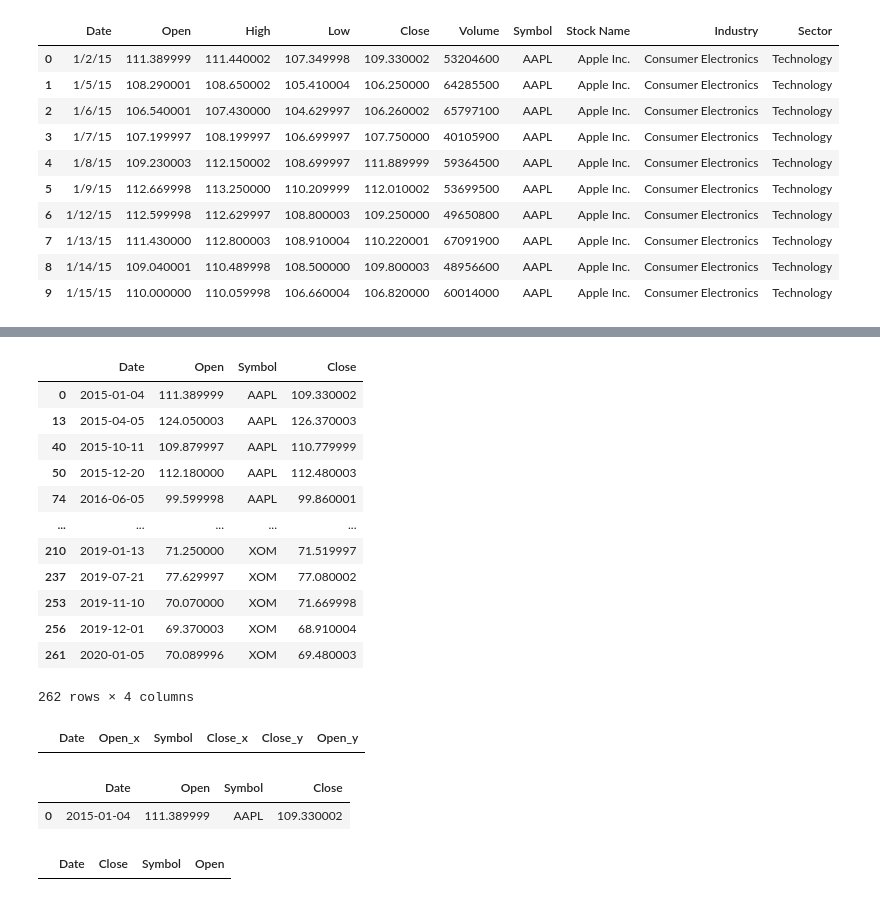
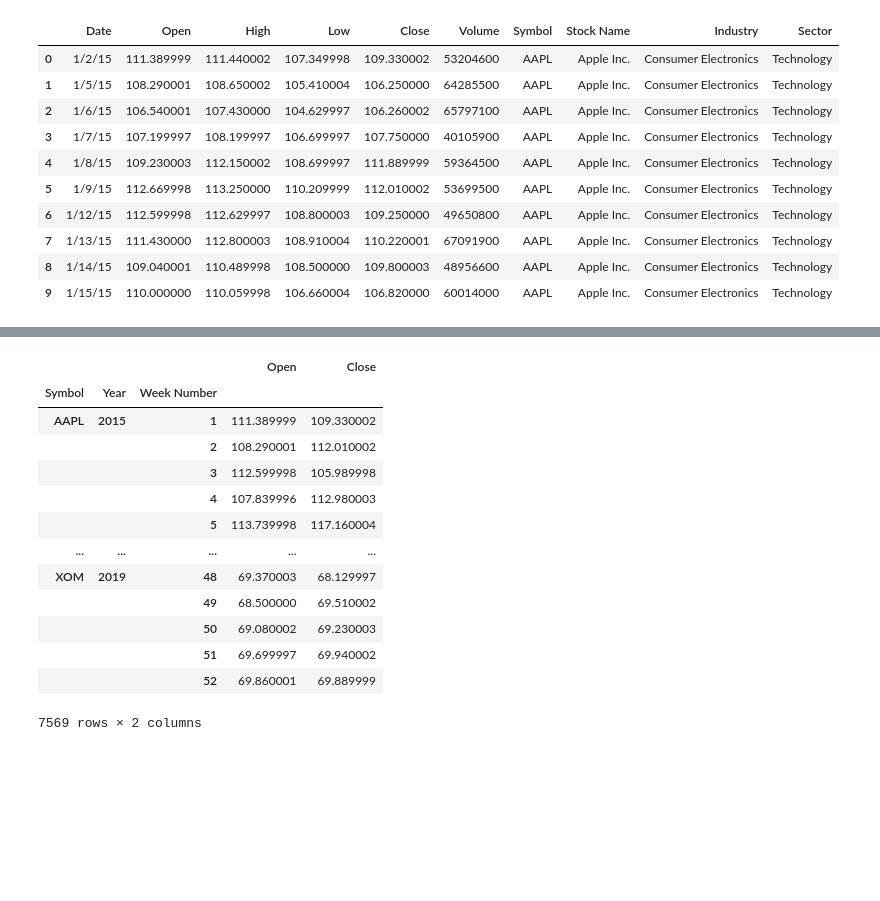
Before and after one commit to Jdshah06/S-P-500-Stock-Analysis, a Jupyter notebook: Project Dow Test.ipynb, the cells around one changed output, grey strips where cells are left out. Saved outputs shown, nothing was run; the diff lists cells and outputs as text; code cells hidden in the pictures; blank space fills up the shorter version.

```diff
--- a/Project Dow Test.ipynb
+++ b/Project Dow Test.ipynb
@@ -204,17 +131,0 @@ end_weekly_change_df
-# %%
-beg_weekly_change_df= beg_weekly_change_df.sort_values(by= ['Symbol','Date'], ascending= (True,True))
-beg_weekly_change_df
-# %% [output]
-|  | Date | Open | Symbol | Close |
-| 0 | 2015-01-04 | 111.389999 | AAPL | 109.330002 |
-| 13 | 2015-04-05 | 124.050003 | AAPL | 126.370003 |
-| 40 | 2015-10-11 | 109.879997 | AAPL | 110.779999 |
-| 50 | 2015-12-20 | 112.180000 | AAPL | 112.480003 |
-| 74 | 2016-06-05 | 99.599998 | AAPL | 99.860001 |
-| ... | ... | ... | ... | ... |
-| 210 | 2019-01-13 | 71.250000 | XOM | 71.519997 |
-| 237 | 2019-07-21 | 77.629997 | XOM | 77.080002 |
-| 253 | 2019-11-10 | 70.070000 | XOM | 71.669998 |
-| 256 | 2019-12-01 | 69.370003 | XOM | 68.910004 |
-| 261 | 2020-01-05 | 70.089996 | XOM | 69.480003 |
-262 rows × 4 columns
@@ -223,13 +132,17 @@ weekly_change_df=pd.merge(beg_weekly_change_df,end_weekly_change_df, how= 'right
-# %%
-weekly_change_df.loc[(weekly_change_df['Date']== "2015-01-04")& (weekly_change_df['Symbol']== "AAPL")]
-# %% [output]
-|  | Date | Open_x | Symbol | Close_x | Close_y | Open_y |
-# %%
-beg_weekly_change_df.loc[(beg_weekly_change_df['Date']== "2015-01-04")& (beg_weekly_change_df['Symbol']== "AAPL")]
-# %% [output]
-|  | Date | Open | Symbol | Close |
-| 0 | 2015-01-04 | 111.389999 | AAPL | 109.330002 |
-# %%
-end_weekly_change_df.loc[(end_weekly_change_df['Date']== "2015-01-04")& (end_weekly_change_df['Symbol']== "AAPL")]
-# %% [output]
-|  | Date | Close | Symbol | Open |
+# %%
+weekly_change
+# %% [output]
+|  |  |  | Open | Close |
+| Symbol | Year | Week Number |  |  |
+| AAPL | 2015 | 1 | 111.389999 | 109.330002 |
+|  |  | 2 | 108.290001 | 112.010002 |
+|  |  | 3 | 112.599998 | 105.989998 |
+|  |  | 4 | 107.839996 | 112.980003 |
+|  |  | 5 | 113.739998 | 117.160004 |
+| ... | ... | ... | ... | ... |
+| XOM | 2019 | 48 | 69.370003 | 68.129997 |
+|  |  | 49 | 68.500000 | 69.510002 |
+|  |  | 50 | 69.080002 | 69.230003 |
+|  |  | 51 | 69.699997 | 69.940002 |
+|  |  | 52 | 69.860001 | 69.889999 |
+7569 rows × 2 columns
```
Also changed, not shown: parts of 20 cells of this notebook, 1 other file.
